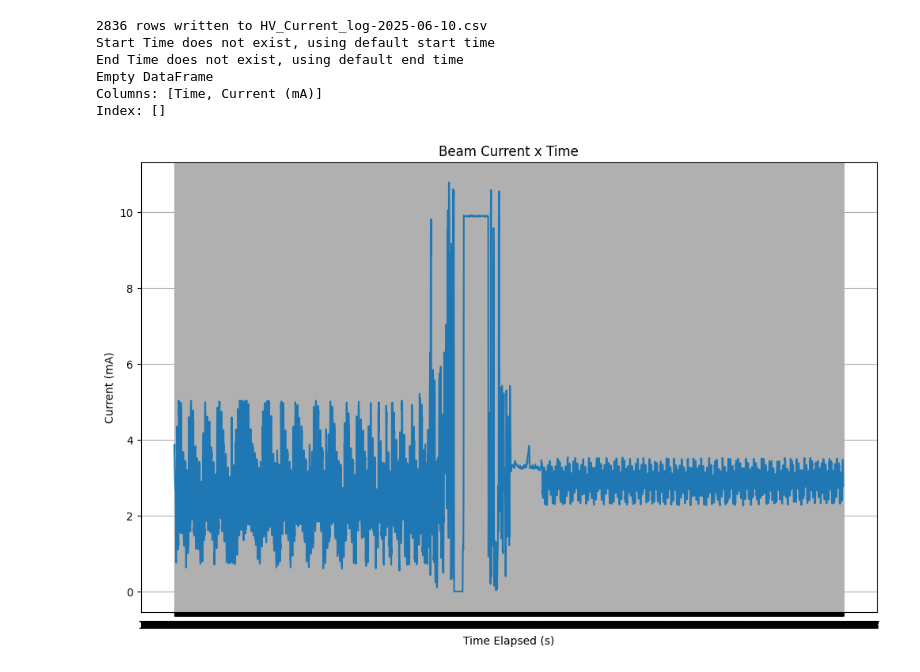
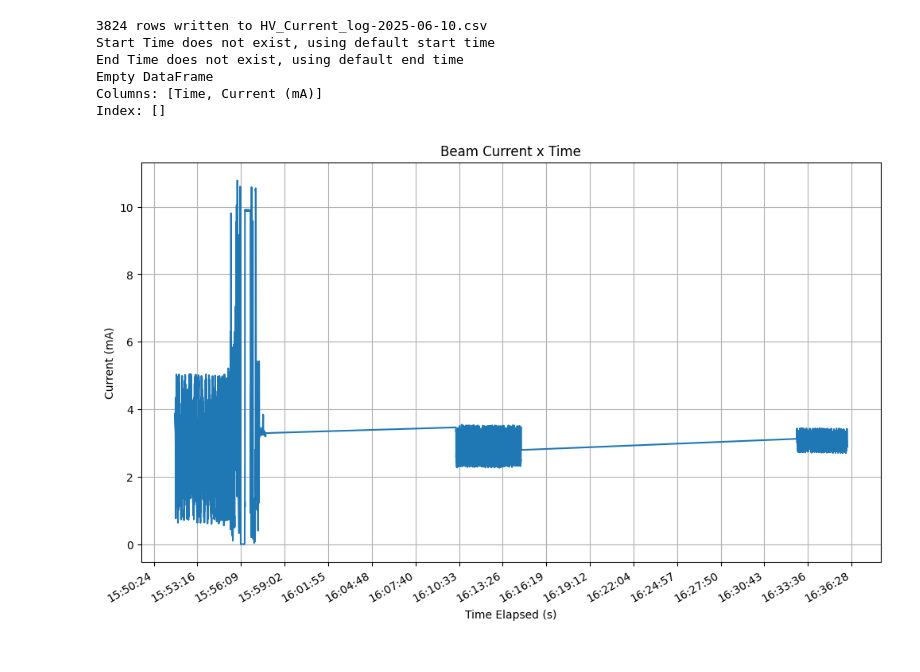
Before and after one commit to uw-loci/cbmark_logger, a Jupyter notebook: Generate_current_graph.ipynb, the cells around one changed output. Saved outputs shown, nothing was run; the diff lists cells and outputs as text; code cells hidden in the pictures.

Commit message:
Organized data files, added Tera Term setup guide to readme, fixed Generate_Current_Graph so that it has a reasonable number of x ticks and datetime format

```diff
--- a/Generate_current_graph.ipynb
+++ b/Generate_current_graph.ipynb
@@ -31,9 +33,9 @@ def getHVData(filename):
         for line in f:
             p = pressure_pattern.search(line)
             if p:
-                log_time = p.group(1)
+                time_str = p.group(1)
                 current = p.group(2)
-                # log_time = datetime.strptime(time_str, "%H:%M:%S").time()
+                log_time = datetime.strptime(time_str, "%H:%M:%S.%f").time()
 
                 data.append((log_time, current))
     return data
@@ -61,9 +63,7 @@ def getHVGraph(csv_file, start_time='00:00:01', end_time='23:59:59', time_list =
         end_time : -> str
 
     '''
-    result = pd.read_csv(csv_file)
-
-    # data = result.to_numpy()
+    result = pd.read_csv(csv_file, parse_dates=['Time'])
 
     #Check if time exists to provide warning
     if (result.loc[result['Time'] == start_time]).empty:
@@ -74,7 +74,7 @@ def getHVGraph(csv_file, start_time='00:00:01', end_time='23:59:59', time_list =
 
     # Filter by time range
     filtered = result[(result['Time'] >= start_time) & (result['Time'] <= end_time)]
-    # average = filtered.iloc[:,1].to_numpy().mean()
+
 
 
     highlight = result[result['Time'].isin(time_list)]
@@ -91,18 +91,26 @@ def getHVGraph(csv_file, start_time='00:00:01', end_time='23:59:59', time_list =
     ax1.set_title('Beam Current x Time')
     ax1.set_xlabel("Time Elapsed (s)")
     ax1.set_ylabel("Current (mA)")
+    ax1.xaxis.set_major_locator(MaxNLocator(nbins=20))
+
+    # Format x-axis to show only the time (HH:MM)
+    time_format = mdates.DateFormatter('%H:%M:%S')
+    ax1.xaxis.set_major_formatter(time_format)
+
+    # Rotate x axis labels
+    ax1.figure.autofmt_xdate()
 
     plt.show()
 # %%
-createCurrentCSV(getHVData('HV_monitor 2025-06-10.txt'))
+createCurrentCSV(getHVData('Data samples/HV_monitor 2025-06-10.txt'))
 getHVGraph(f'HV_Current_log-{date}.csv')
 # %% [output]
-2836 rows written to HV_Current_log-2025-06-10.csv
+3824 rows written to HV_Current_log-2025-06-10.csv
 Start Time does not exist, using default start time
 End Time does not exist, using default end time
 Empty DataFrame
 Columns: [Time, Current (mA)]
 Index: []
-[figure, old version]
+[figure, new version]
 # %%
 while 1 :
```
Also changed, not shown: parts of 2 cells of this notebook, 5 other files.
